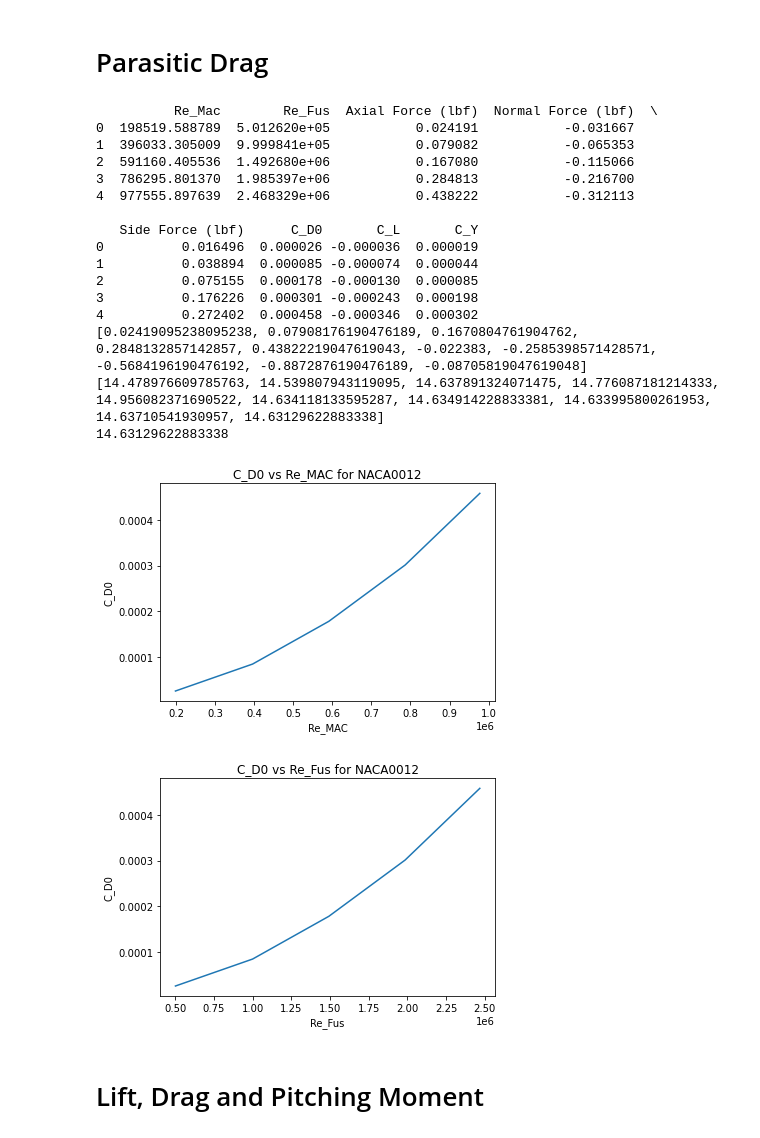
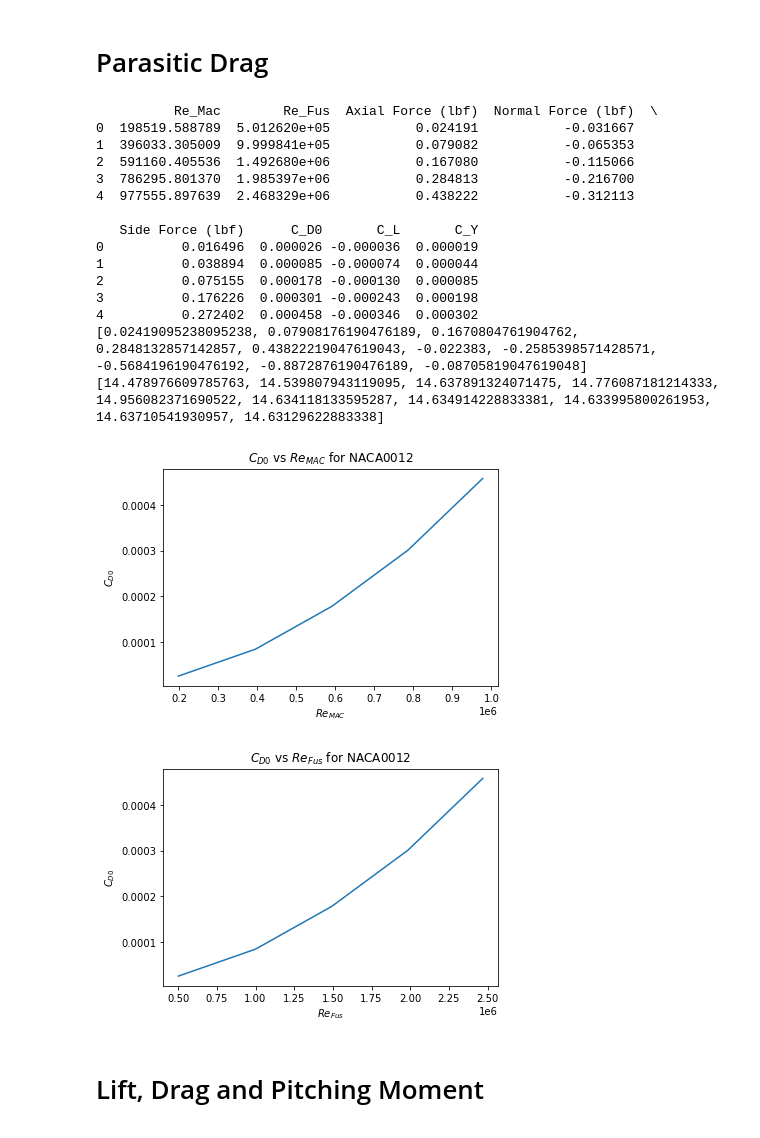
Before and after one commit to HarrisonStoelting/AeroLab, a Jupyter notebook: Lab5/Lab5_analysis.ipynb, the cells around one changed output. Cells and saved outputs as stored; diff of their text form; code cells hidden in the pictures.

```diff
--- a/Lab5/Lab5_analysis.ipynb
+++ b/Lab5/Lab5_analysis.ipynb
@@ -137,46 +137,46 @@ for i in range(5):
 d = {'Re_Mac': Re_Mac_vals,'Re_Fus': Re_Fus_vals, 'Axial Force (lbf)': AxialForce[0:5], 'Normal Force (lbf)': NormalForce[0:5], 'Side Force (lbf)': SideForce[0:5], 'C_D0': CD_0_vals, 'C_L': C_L_vals, 'C_Y': C_Y_vals}
 Q2_df = pd.DataFrame(data=d)
 print(Q2_df)
+Q2_df.to_excel('Q2_PartC_Table_NACA0012.xlsx')
 
 #calculating dynamic pressure as a sanity check
 # q = []
 # for i in range(len(rho)):
 #     q_val = (.5 * rho[i] * AirSpeed[i]**2)/144
 #     q.append(q_val)
 
 print(AxialForce)
 print(DynamicPressure)
 
 plt.plot(Re_Mac_vals, CD_0_vals)
-plt.xlabel("Re_MAC")
-plt.ylabel("C_D0")
-plt.title("C_D0 vs Re_MAC for NACA0012")
+plt.xlabel(r"$Re_{MAC}$")
+plt.ylabel(r"$C_{D0}$")
+plt.title(r"$C_{D0}$" + " vs " r"$Re_{MAC}$" + " for NACA0012")
 plt.show()
 
 plt.plot(Re_Fus_vals, CD_0_vals)
-plt.xlabel("Re_Fus")
-plt.ylabel("C_D0")
-plt.title("C_D0 vs Re_Fus for NACA0012")
+plt.xlabel(r"$Re_{Fus}$")
+plt.ylabel(r"$C_{D0}$")
+plt.title(r"$C_{D0}$" + " vs " r"$Re_{Fus}$" + " for NACA0012")
 plt.show()
 # %% [output]
           Re_Mac        Re_Fus  Axial Force (lbf)  Normal Force (lbf)  \
 0  198519.588789  5.012620e+05           0.024191           -0.031667
 1  396033.305009  9.999841e+05           0.079082           -0.065353
 2  591160.405536  1.492680e+06           0.167080           -0.115066
 3  786295.801370  1.985397e+06           0.284813           -0.216700
 4  977555.897639  2.468329e+06           0.438222           -0.312113
 
    Side Force (lbf)      C_D0       C_L       C_Y
 0          0.016496  0.000026 -0.000036  0.000019
 1          0.038894  0.000085 -0.000074  0.000044
 2          0.075155  0.000178 -0.000130  0.000085
 3          0.176226  0.000301 -0.000243  0.000198
 4          0.272402  0.000458 -0.000346  0.000302
 [0.02419095238095238, 0.07908176190476189, 0.1670804761904762, 0.2848132857142857, 0.43822219047619043, -0.022383, -0.2585398571428571, -0.5684196190476192, -0.8872876190476189, -0.08705819047619048]
 [14.478976609785763, 14.539807943119095, 14.637891324071475, 14.776087181214333, 14.956082371690522, 14.634118133595287, 14.634914228833381, 14.633995800261953, 14.63710541930957, 14.63129622883338]
-14.63129622883338
-[figure, old version]
+[figure, new version]
-[figure, old version]
+[figure, new version]
 # %% [markdown]
 # Lift, Drag and Pitching Moment
 # %%
```
Also changed, not shown: parts of 1 cell of this notebook.
